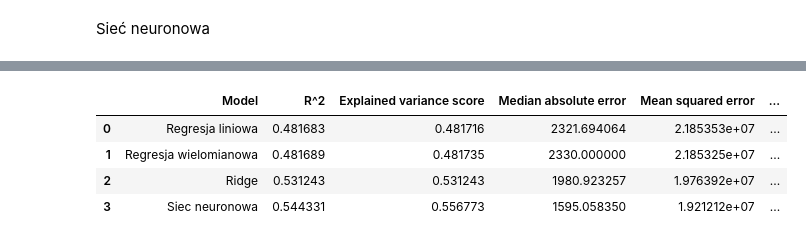
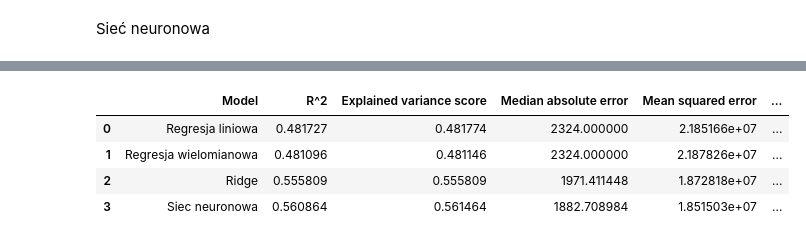
Before and after one commit to piotr310100/Projekt_PSI, a Jupyter notebook: projekt.ipynb, the cells around one changed output, grey strips where cells are left out. Drawn from its saved outputs; the diff is of its cells as text; code cells hidden in the pictures.

```diff
--- a/projekt.ipynb
+++ b/projekt.ipynb
@@ -247,7 +252,7 @@ pipe = Pipeline(steps=[
 ])
 
 
-grid =  {
+grid_params =  {
                       'scaler': [StandardScaler(), None],
                       'preprocessor__degree': [1, 2]
 
@@ -256,7 +261,9 @@ grid =  {
 grid_poly = GridSearchCV(pipe,
                     grid_params,
                     cv = kfold,
-                    refit = True
+                    refit = True,
+                    verbose = 2,
+                    scoring = 'r2'
 )
 
 grid_poly.fit(X_train, y_train)
@@ -292,14 +299,15 @@ pipe= Pipeline(steps=[
 grid_params=  {
                       'scaler': [StandardScaler(), None],
                       'preprocessor__degree': [1, 2],
-                      'regressor__alpha': [0.001, 0.01, 0.1, 1, 10, 100]
+                      'regressor__alpha': [0.001, 0.01, 0.1, 1, 10, 100, 1000, 10000]
 }
 
 grid_ridge = GridSearchCV(pipe,
                     grid_params,
                     cv = kfold,
                     refit = True,
-                    verbose = 2
+                    verbose = 2,
+                    scoring = 'r2'
 )
 
 grid_ridge.fit(X_train, y_train)
@@ -327,9 +335,9 @@ Fitting 5 folds for each of 24 candidates, totalling 120 fits
 Sieć neuronowa
 # %%
 scaler = StandardScaler()
-X_train = scaler.fit_transform(X_train)
-X_valid = scaler.transform(X_valid)
-X_test = scaler.transform(X_test)
+X_train_scaled = scaler.fit_transform(X_train)
+X_valid_scaled = scaler.transform(X_valid)
+X_test_scaled = scaler.transform(X_test)
 # %%
 import tensorflow as tf
 from tensorflow import keras
@@ -389,8 +397,8 @@ Trainable params: 174,465
 Non-trainable params: 1,600
 _________________________________________________________________
 # %%
-model.compile(loss="mae",optimizer= 'adam', metrics = ["mse"])
+model.compile(loss="mse",optimizer= 'adam', metrics = ["mae"])
 
-model.fit(X_train, y_train, validation_data = (X_valid, y_valid) , batch_size=32, epochs=500, callbacks=[history, early_stopping, lrate])
+model.fit(X_train_scaled, y_train, validation_data = (X_valid_scaled, y_valid) , batch_size=32, epochs=500, callbacks=[history, early_stopping, lrate])
 # %% [output]
 Epoch 1/500
@@ -442,13 +450,19 @@ explained_variance_score = []
 median_absolute_error = []
 mean_squared_error = []
 mean_absolute_error = []
-for model in models:
-    r2.append(metrics.r2_score(y_test, model.predict(X_test)))
-    explained_variance_score.append(metrics.explained_variance_score(y_test, model.predict(X_test)))
-    median_absolute_error.append( metrics.median_absolute_error(y_test, model.predict(X_test)))
-    mean_squared_error.append(metrics.mean_squared_error(y_test, model.predict(X_test)))
-    mean_absolute_error.append(metrics.mean_absolute_error(y_test, model.predict(X_test)))
-    print()
+for name, model in zip(model_names, models):
+    if name != 'Siec neuronowa':
+        r2.append(metrics.r2_score(y_test, model.predict(X_test)))
+        explained_variance_score.append(metrics.explained_variance_score(y_test, model.predict(X_test)))
+        median_absolute_error.append(metrics.median_absolute_error(y_test, model.predict(X_test)))
+        mean_squared_error.append(metrics.mean_squared_error(y_test, model.predict(X_test)))
+        mean_absolute_error.append(metrics.mean_absolute_error(y_test, model.predict(X_test)))
+    else:
+        r2.append(metrics.r2_score(y_test, model.predict(X_test_scaled)))
+        explained_variance_score.append(metrics.explained_variance_score(y_test, model.predict(X_test_scaled)))
+        median_absolute_error.append(metrics.median_absolute_error(y_test, model.predict(X_test_scaled)))
+        mean_squared_error.append(metrics.mean_squared_error(y_test, model.predict(X_test_scaled)))
+        mean_absolute_error.append(metrics.mean_absolute_error(y_test, model.predict(X_test_scaled)))
 
 df_res = pd.DataFrame(list(zip(model_names, r2, explained_variance_score, median_absolute_error, mean_squared_error, mean_absolute_error)),
                          columns = ['Model', 'R^2', 'Explained variance score', 'Median absolute error', 'Mean squared error', 'Mean absolute errors'])
@@ -462,5 +476,5 @@ df_res
 |  | Model | R^2 | Explained variance score | Median absolute error | Mean squared error | ... |
-| 0 | Regresja liniowa | 0.481683 | 0.481716 | 2321.694064 | 2.185353e+07 | ... |
-| 1 | Regresja wielomianowa | 0.481689 | 0.481735 | 2330.000000 | 2.185325e+07 | ... |
-| 2 | Ridge | 0.531243 | 0.531243 | 1980.923257 | 1.976392e+07 | ... |
-| 3 | Siec neuronowa | 0.544331 | 0.556773 | 1595.058350 | 1.921212e+07 | ... |
+| 0 | Regresja liniowa | 0.481727 | 0.481774 | 2324.000000 | 2.185166e+07 | ... |
+| 1 | Regresja wielomianowa | 0.481096 | 0.481146 | 2324.000000 | 2.187826e+07 | ... |
+| 2 | Ridge | 0.555809 | 0.555809 | 1971.411448 | 1.872818e+07 | ... |
+| 3 | Siec neuronowa | 0.560864 | 0.561464 | 1882.708984 | 1.851503e+07 | ... |
```
Also changed, not shown: parts of 9 cells of this notebook.
